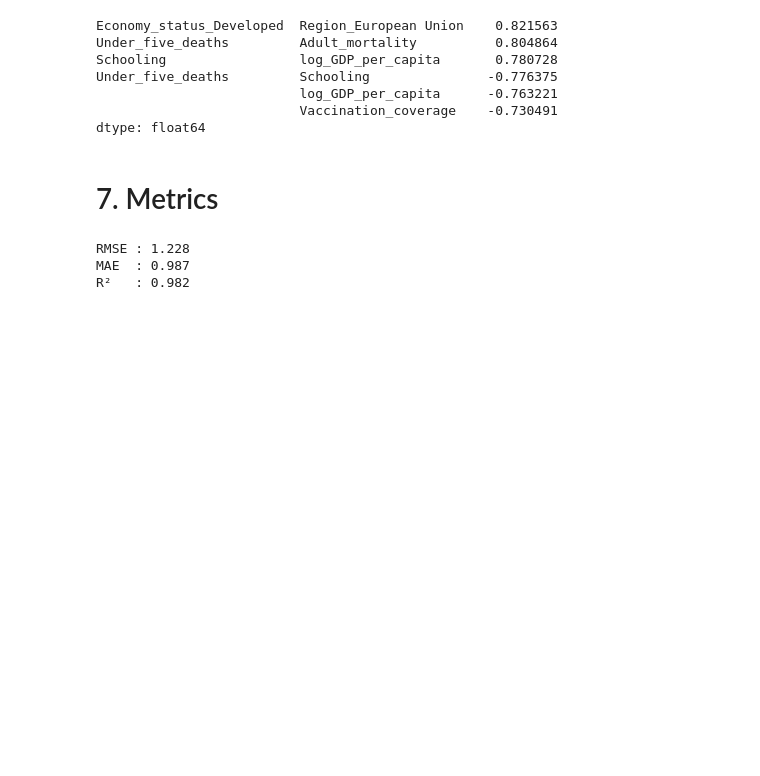
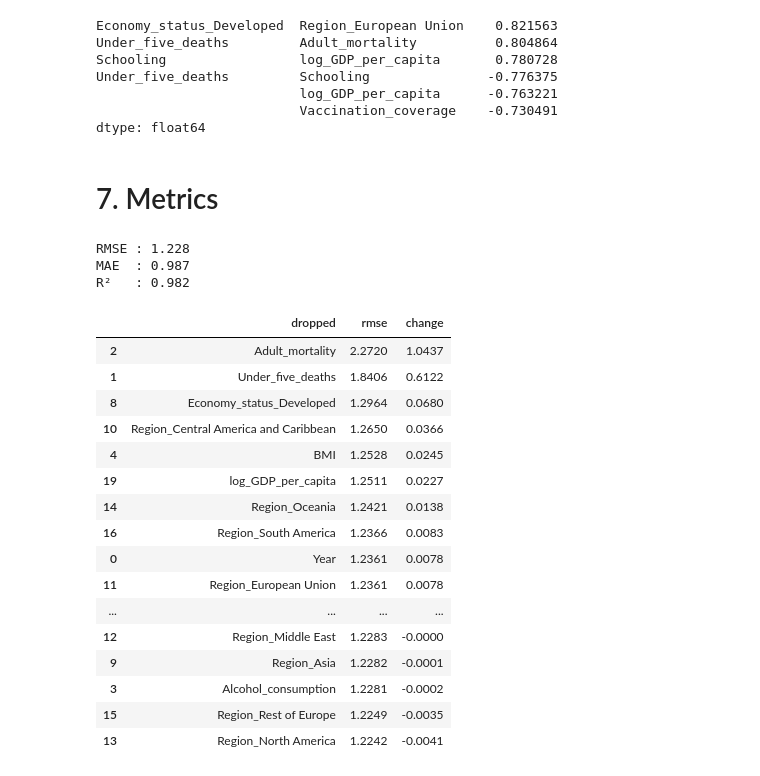
Before and after one commit to Roborohan/WHO-Life-Expectancy-GE, a Jupyter notebook: WHO_EDA.ipynb, the cells around one changed output. Cells and saved outputs as stored; diff of their text form; code cells hidden in the pictures; blank space fills up the shorter version.

```diff
--- a/WHO_EDA.ipynb
+++ b/WHO_EDA.ipynb
@@ -355,3 +355,32 @@ print(f'R²   : {r2:.3f}')
 RMSE : 1.228
 MAE  : 0.987
 R²   : 0.982
+# %%
+base_rmse = metrics.root_mean_squared_error(y_test, pte_full)
+
+rows = []
+for col in X_cols:
+    _, _, pte = fit_ols(X_train_s.drop(columns=[col]), y_train, X_test_s.drop(columns=[col]))
+    rmse = metrics.root_mean_squared_error(y_test, pte)
+    rows.append([col, rmse, rmse - base_rmse])
+
+drop_test = pd.DataFrame(rows, columns=['dropped', 'rmse', 'change'])
+drop_test.sort_values('change', ascending=False).round(4)
+# %% [output]
+|  | dropped | rmse | change |
+| 2 | Adult_mortality | 2.2720 | 1.0437 |
+| 1 | Under_five_deaths | 1.8406 | 0.6122 |
+| 8 | Economy_status_Developed | 1.2964 | 0.0680 |
+| 10 | Region_Central America and Caribbean | 1.2650 | 0.0366 |
+| 4 | BMI | 1.2528 | 0.0245 |
+| 19 | log_GDP_per_capita | 1.2511 | 0.0227 |
+| 14 | Region_Oceania | 1.2421 | 0.0138 |
+| 16 | Region_South America | 1.2366 | 0.0083 |
+| 0 | Year | 1.2361 | 0.0078 |
+| 11 | Region_European Union | 1.2361 | 0.0078 |
+| ... | ... | ... | ... |
+| 12 | Region_Middle East | 1.2283 | -0.0000 |
+| 9 | Region_Asia | 1.2282 | -0.0001 |
+| 3 | Alcohol_consumption | 1.2281 | -0.0002 |
+| 15 | Region_Rest of Europe | 1.2249 | -0.0035 |
+| 13 | Region_North America | 1.2242 | -0.0041 |
```
Also changed, not shown: parts of 1 cell of this notebook.
